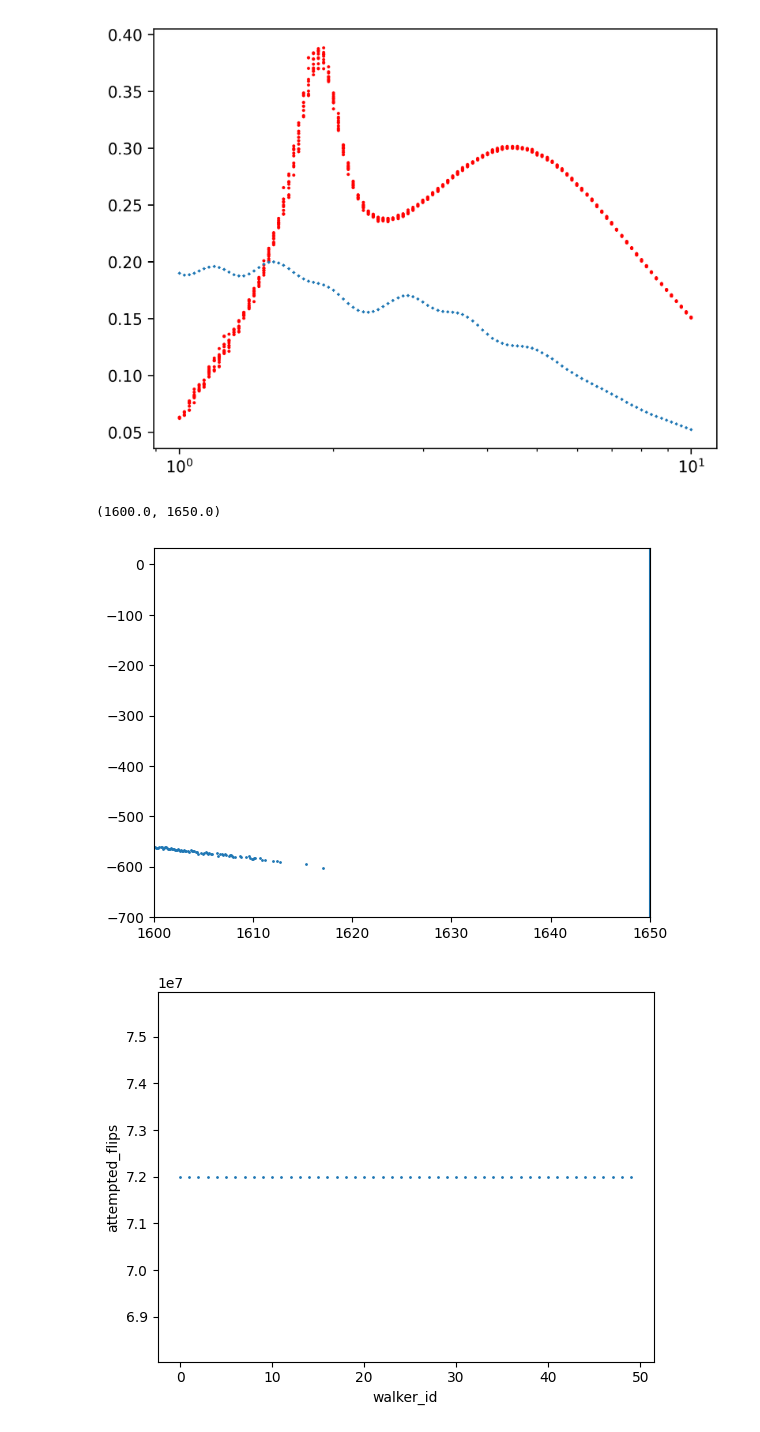
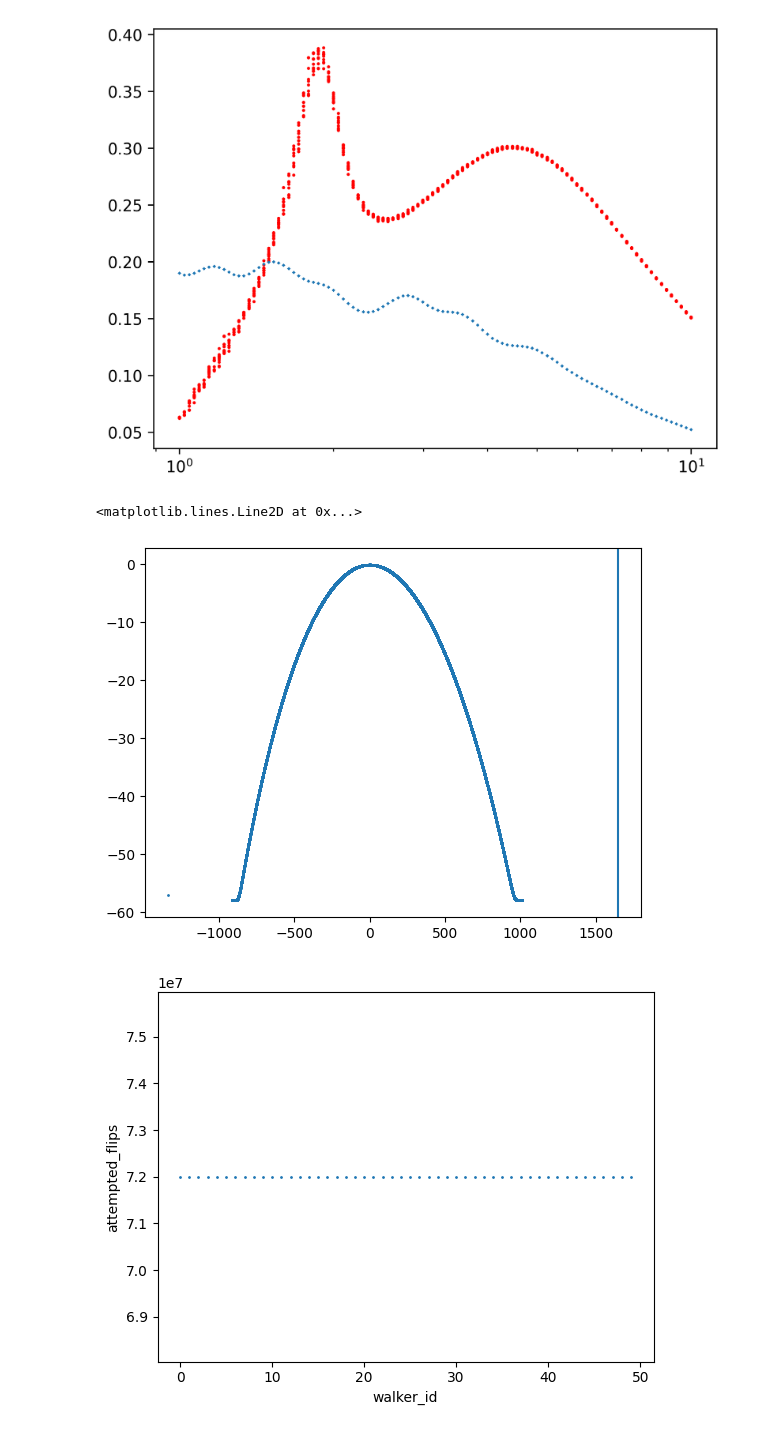
Before and after one commit to Faikert/replica_exchange_wang_landau, a Jupyter notebook: test.ipynb, the cells around one changed output. Saved outputs shown, nothing was run; the diff lists cells and outputs as text; code cells hidden in the pictures.

```diff
--- a/test.ipynb
+++ b/test.ipynb
@@ -15,13 +15,12 @@ plt.scatter(a[:, 0], a[:, 3] / 720, s=1, marker="x")
 # %%
 b = np.loadtxt("apamea_N320_dos.csv", delimiter=",", skiprows=1)
 # plt.yscale("log")
 # plt.scatter(b[:, 1], np.exp(b[:, 2]), s=1)
 plt.scatter(b[:, 1], b[:, 2], s=1)
 plt.axvline(1650)
-plt.xlim(1600, 1650)
 # %% [output]
-(1600.0, 1650.0)
+<matplotlib.lines.Line2D at 0x...>
-[figure, old version]
+[figure, new version]
 # %%
 b = np.loadtxt("apamea_N720_workers_stat.csv", delimiter=",", skiprows=1)
 title = open("apamea_N720_workers_stat.csv").readline().strip().split(",")
```
Also changed, not shown: parts of 1 cell of this notebook, 11 other files.
